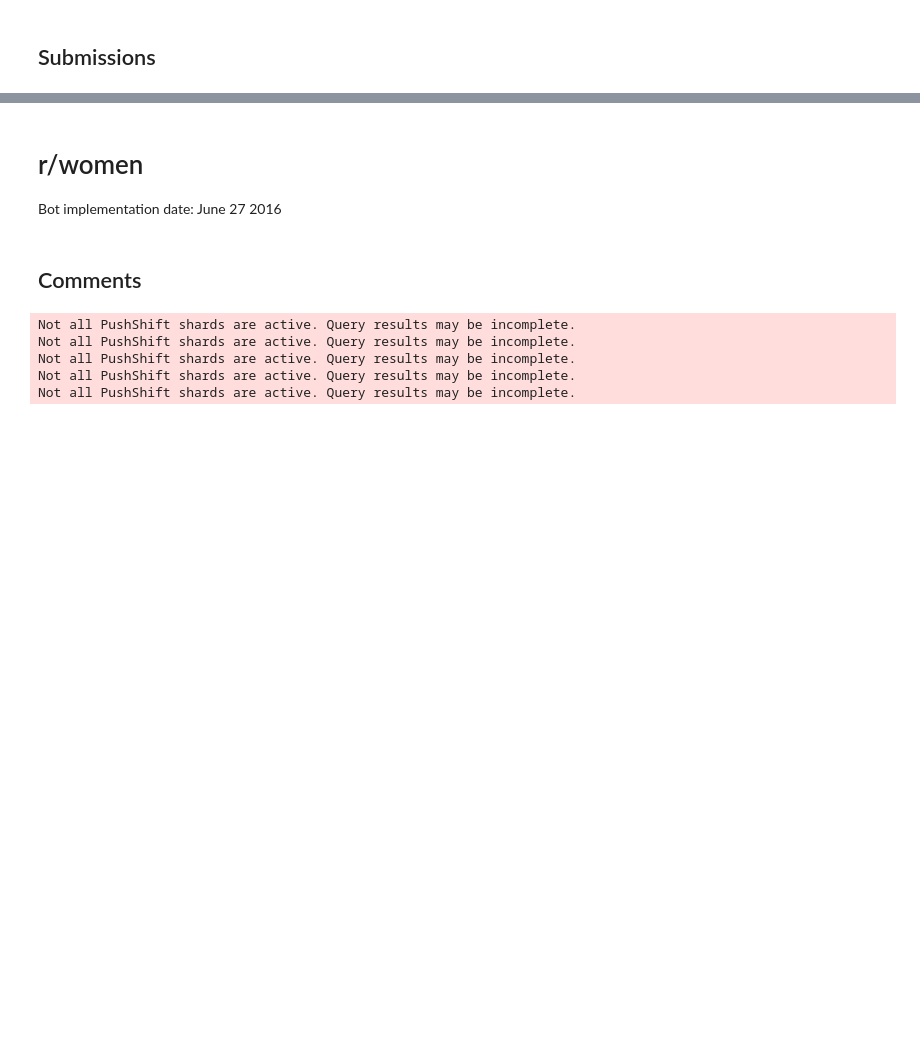
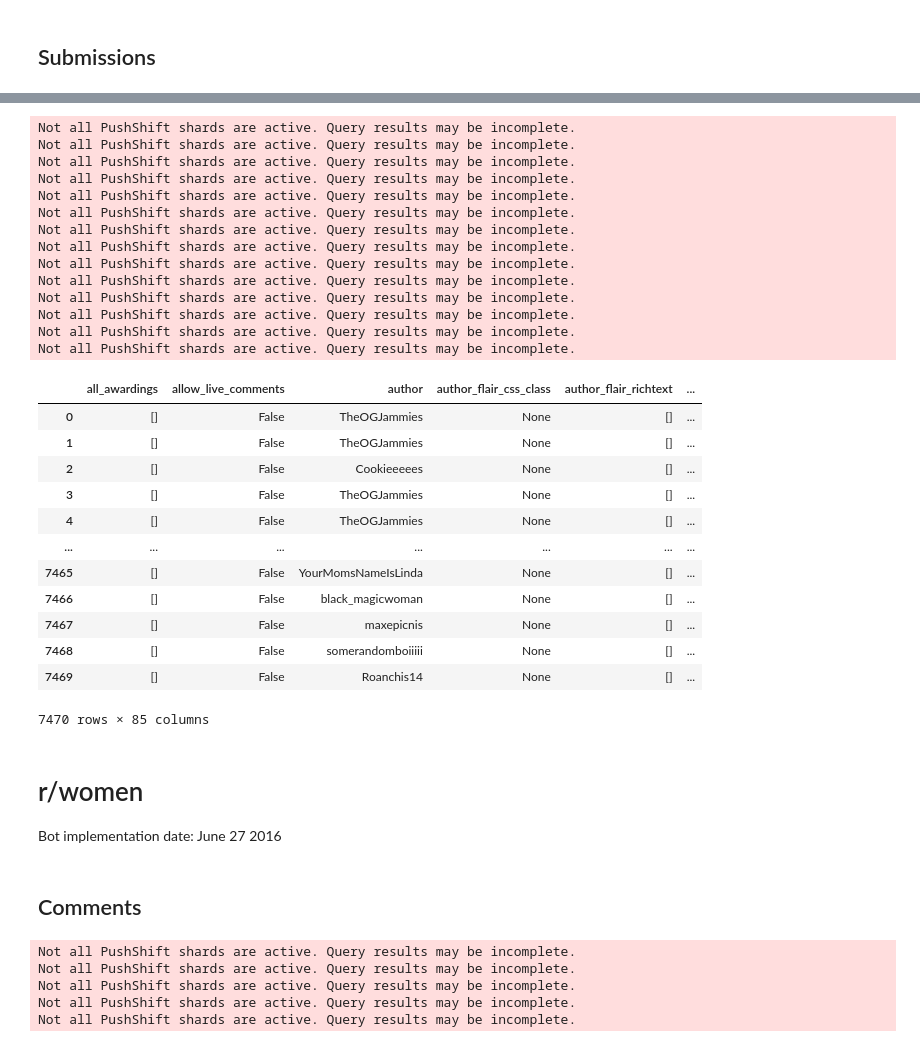
Before and after one commit to anng217/redditbots, a Jupyter notebook: pushshift.ipynb, the cells around one changed output, grey strips where cells are left out. Drawn from its saved outputs; the diff is of its cells as text; code cells hidden in the pictures; blank space fills up the shorter version.

```diff
--- a/pushshift.ipynb
+++ b/pushshift.ipynb
@@ -81,3 +116,33 @@ submissions_df.to_csv('./data/fds_submissions_before.csv', header=True, index=Fa
+# %%
+fetch_subm(subr='femaledatingstrategy',save_dir='./data/fds/fds_subm.csv', year = 2019, month = 10, day = 27, duration = 90, limit = 100000000000)
+# %% [output]
+Not all PushShift shards are active. Query results may be incomplete.
+Not all PushShift shards are active. Query results may be incomplete.
+Not all PushShift shards are active. Query results may be incomplete.
+Not all PushShift shards are active. Query results may be incomplete.
+Not all PushShift shards are active. Query results may be incomplete.
+Not all PushShift shards are active. Query results may be incomplete.
+Not all PushShift shards are active. Query results may be incomplete.
+Not all PushShift shards are active. Query results may be incomplete.
+Not all PushShift shards are active. Query results may be incomplete.
+Not all PushShift shards are active. Query results may be incomplete.
+Not all PushShift shards are active. Query results may be incomplete.
+Not all PushShift shards are active. Query results may be incomplete.
+Not all PushShift shards are active. Query results may be incomplete.
+Not all PushShift shards are active. Query results may be incomplete.
+|  | all_awardings | allow_live_comments | author | author_flair_css_class | author_flair_richtext | ... |
+| 0 | [] | False | TheOGJammies | None | [] | ... |
+| 1 | [] | False | TheOGJammies | None | [] | ... |
+| 2 | [] | False | Cookieeeees | None | [] | ... |
+| 3 | [] | False | TheOGJammies | None | [] | ... |
+| 4 | [] | False | TheOGJammies | None | [] | ... |
+| ... | ... | ... | ... | ... | ... | ... |
+| 7465 | [] | False | YourMomsNameIsLinda | None | [] | ... |
+| 7466 | [] | False | black_magicwoman | None | [] | ... |
+| 7467 | [] | False | maxepicnis | None | [] | ... |
+| 7468 | [] | False | somerandomboiiiii | None | [] | ... |
+| 7469 | [] | False | Roanchis14 | None | [] | ... |
+7470 rows × 85 columns
 # %% [markdown]
 # r/women
 Bot implementation date: June 27 2016
```
Also changed, not shown: parts of 3 cells of this notebook, 2 other files.
